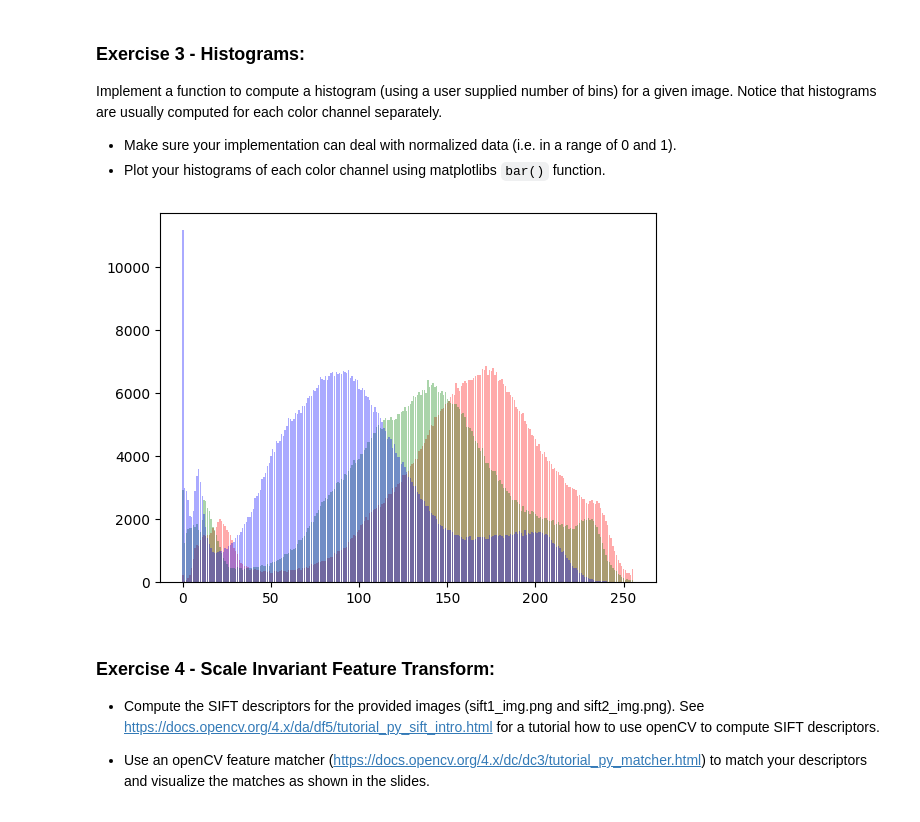
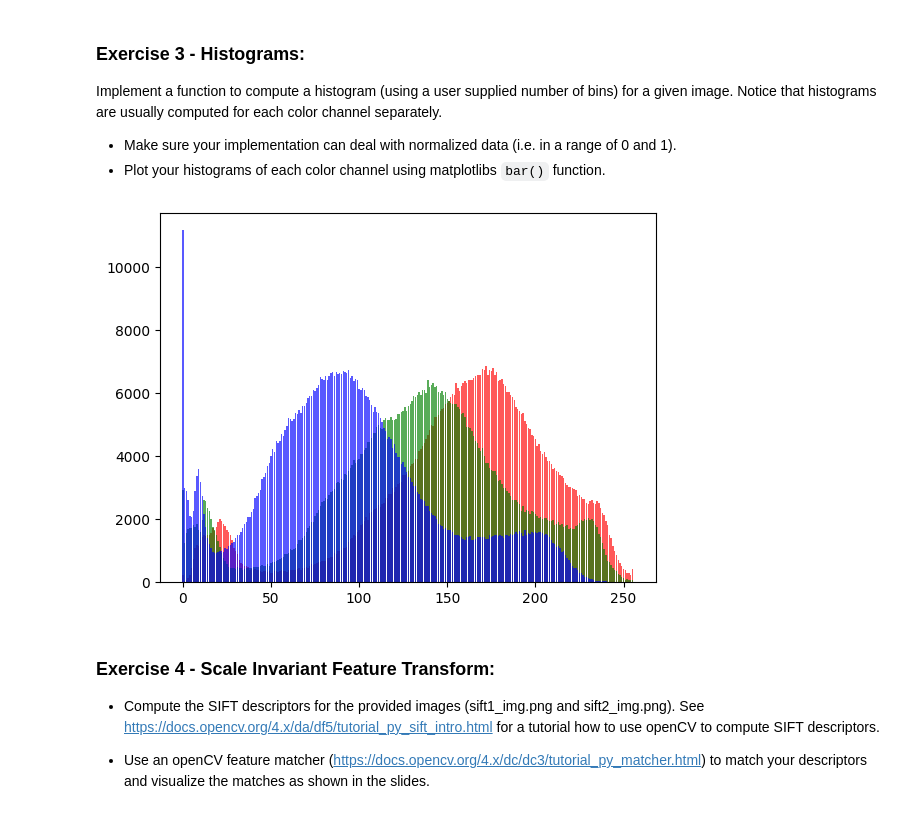
Before and after one commit to CengoleFHV/computer-vision-course, a Jupyter notebook: Computer-Vision-Features-Exercises_aycen.ipynb, the cells around one changed output. Drawn from its saved outputs; the diff is of its cells as text; code cells hidden in the pictures.

````diff
--- a/Computer-Vision-Features-Exercises_aycen.ipynb
+++ b/Computer-Vision-Features-Exercises_aycen.ipynb
@@ -115,29 +112,29 @@ Implement a function to compute a histogram (using a user supplied number of bin
 * Make sure your implementation can deal with normalized data (i.e. in a range of 0 and 1).
 * Plot your histograms of each color channel using matplotlibs ```bar()``` function.
 # %%
-matrix = cv2.imread('lemur_img.png')
-matrix = cv2.cvtColor(matrix, cv2.COLOR_BGR2RGB)
+img = cv2.imread('lemur_img.png')
+img = cv2.cvtColor(img, cv2.COLOR_BGR2RGB)
 
 def hist(img):
 
 
     for channel in range(img.shape[2]):
         values, counts = np.unique(img[:,:,channel], return_counts=True)
 
         if channel == 0:
             color = 'red'
         elif channel == 1:
             color = 'green'
         else:
             color = 'blue'
 
-        plt.bar(values, counts, color=color, alpha=1/img.shape[2])
+        plt.bar(values, counts, color=color, alpha=0.65)
 
     pass
 
-hist(matrix)
+hist(img)
 # %% [output]
-[figure, old version]
+[figure, new version]
 # %% [markdown]
 ### Exercise 4 - Scale Invariant Feature Transform:
 
````
Also changed, not shown: parts of 11 cells of this notebook, 1 other file.
